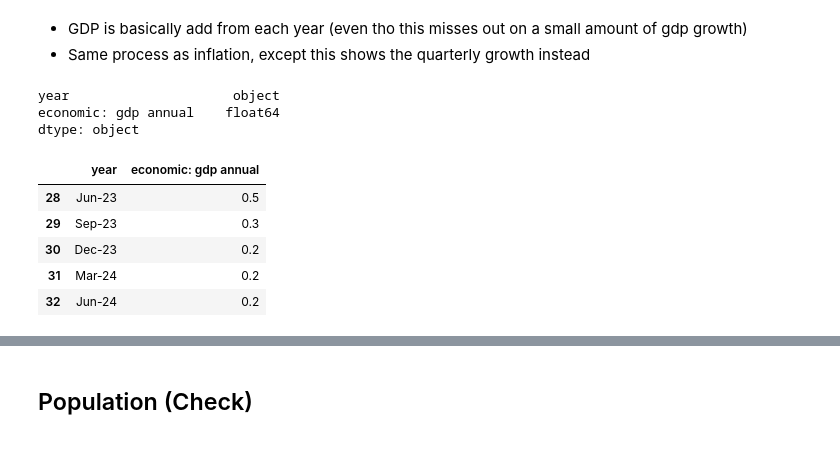
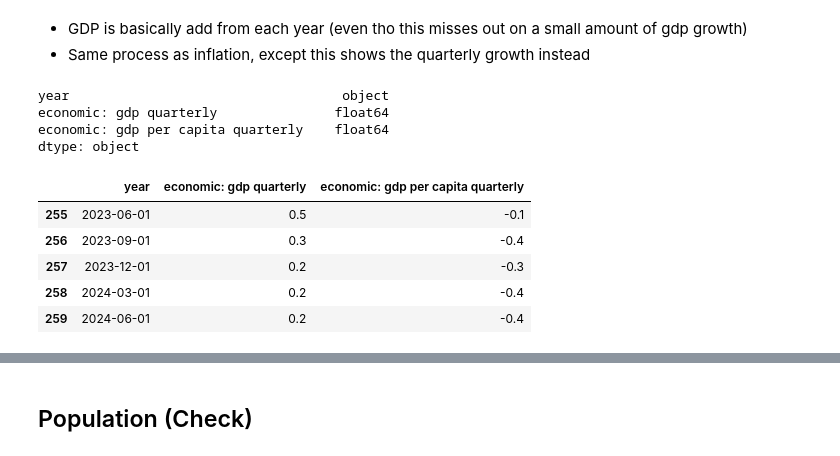
Before and after one commit to MAST30034-AppliedDataScience/project-2-group-real-estate-industry-project-11, a Jupyter notebook: notebooks/preprocess/preprocess juns and housing.ipynb, the cells around one changed output, grey strips where cells are left out. Saved outputs shown, nothing was run; the diff lists cells and outputs as text; code cells hidden in the pictures.

```diff
--- a/notebooks/preprocess/preprocess juns and housing.ipynb
+++ b/notebooks/preprocess/preprocess juns and housing.ipynb
@@ -449,21 +353,23 @@ lending.head(5)
 # %%
 # download the lending data
 gdp = pd.read_csv(RELATIVE_PATH + "economic/gdp.csv")
 
 # rename the columns
-NEW_NAMES = {1: "year", 3: "economic: gdp annual"}
-KEEP_COLUMNS = [1, 3]
+index = 1 + list(gdp.columns).index("A2304370T")
+NEW_NAMES = {1: "year", index: "economic: gdp quarterly", index+1: "economic: gdp per capita quarterly"}
+KEEP_COLUMNS = [1, index, index+1]
 gdp = rename_dict(gdp, NEW_NAMES, KEEP_COLUMNS)
 
 print(gdp.dtypes)
 gdp.tail(5)
 # %% [output]
-year                     object
-economic: gdp annual    float64
+year                                   object
+economic: gdp quarterly               float64
+economic: gdp per capita quarterly    float64
 dtype: object
-|  | year | economic: gdp annual |
-| 28 | Jun-23 | 0.5 |
-| 29 | Sep-23 | 0.3 |
-| 30 | Dec-23 | 0.2 |
-| 31 | Mar-24 | 0.2 |
-| 32 | Jun-24 | 0.2 |
+|  | year | economic: gdp quarterly | economic: gdp per capita quarterly |
+| 255 | 2023-06-01 | 0.5 | -0.1 |
+| 256 | 2023-09-01 | 0.3 | -0.4 |
+| 257 | 2023-12-01 | 0.2 | -0.3 |
+| 258 | 2024-03-01 | 0.2 | -0.4 |
+| 259 | 2024-06-01 | 0.2 | -0.4 |
```
Also changed, not shown: parts of 28 cells of this notebook, 2 other files.
